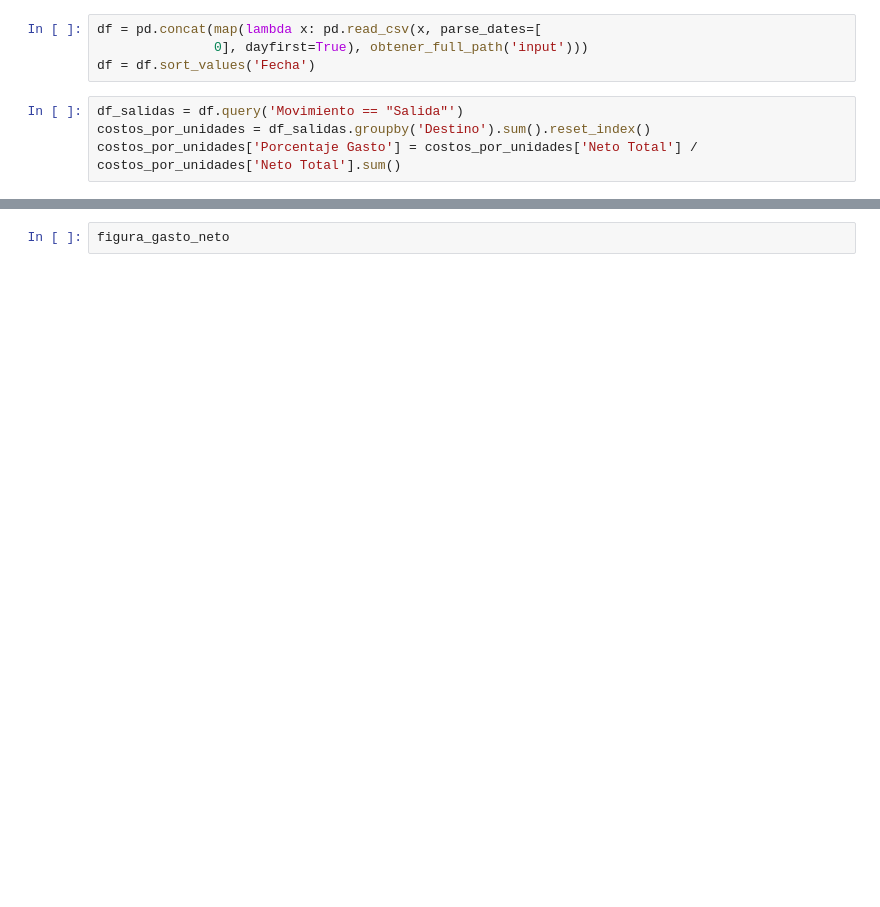
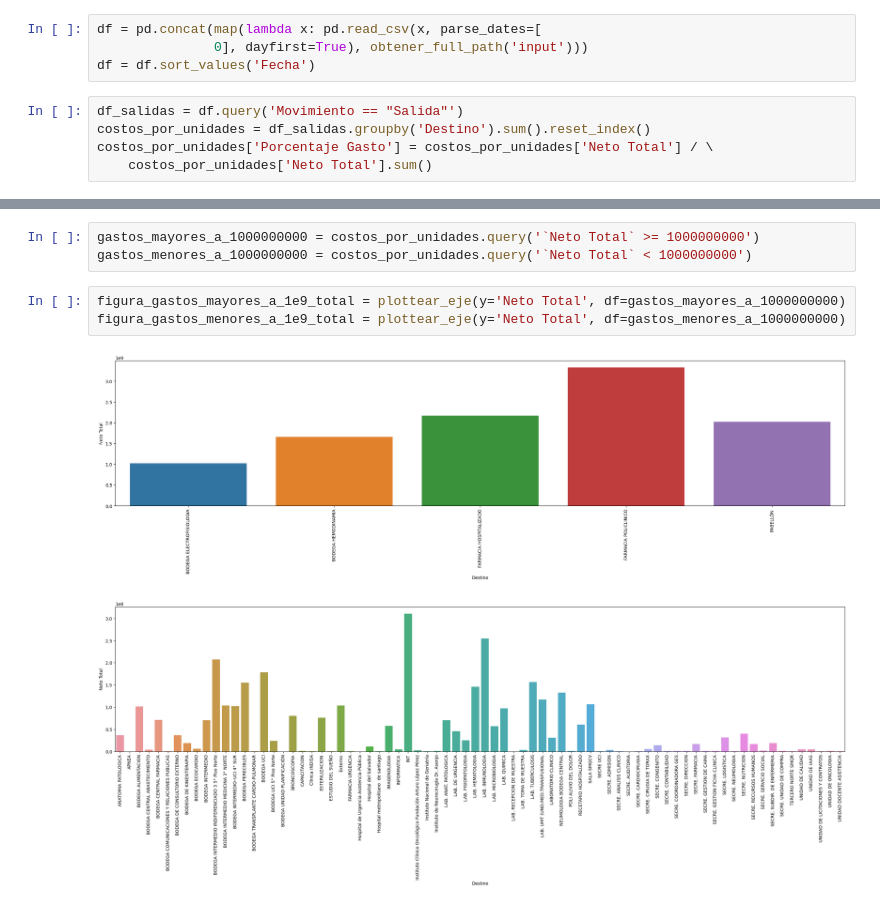
Before and after one commit to JavierRojas14/int, a Jupyter notebook: Finanzas/analisis_gasto_por_servicio/2022/analisis.ipynb, the cells around one changed output, grey strips where cells are left out. Saved outputs shown, nothing was run; the diff lists cells and outputs as text; blank space fills up the shorter version.

```diff
--- a/Finanzas/analisis_gasto_por_servicio/2022/analisis.ipynb
+++ b/Finanzas/analisis_gasto_por_servicio/2022/analisis.ipynb
@@ -15,4 +22,5 @@ df = df.sort_values('Fecha')
 # %%
 df_salidas = df.query('Movimiento == "Salida"')
 costos_por_unidades = df_salidas.groupby('Destino').sum().reset_index()
-costos_por_unidades['Porcentaje Gasto'] = costos_por_unidades['Neto Total'] / costos_por_unidades['Neto Total'].sum()
+costos_por_unidades['Porcentaje Gasto'] = costos_por_unidades['Neto Total'] / \
+    costos_por_unidades['Neto Total'].sum()
@@ -29,5 +30,12 @@ figura_gasto_neto = plottear_eje(y='Neto Total', df=costos_por_unidades)
 # %% [output]
 [figure]
 [figure]
-# %%
-figura_gasto_neto
+# %%
+gastos_mayores_a_1000000000 = costos_por_unidades.query('`Neto Total` >= 1000000000')
+gastos_menores_a_1000000000 = costos_por_unidades.query('`Neto Total` < 1000000000')
+# %%
+figura_gastos_mayores_a_1e9_total = plottear_eje(y='Neto Total', df=gastos_mayores_a_1000000000)
+figura_gastos_menores_a_1e9_total = plottear_eje(y='Neto Total', df=gastos_menores_a_1000000000)
+# %% [output]
+[figure, added]
+[figure, added]
```
Also changed, not shown: parts of 3 cells of this notebook.
